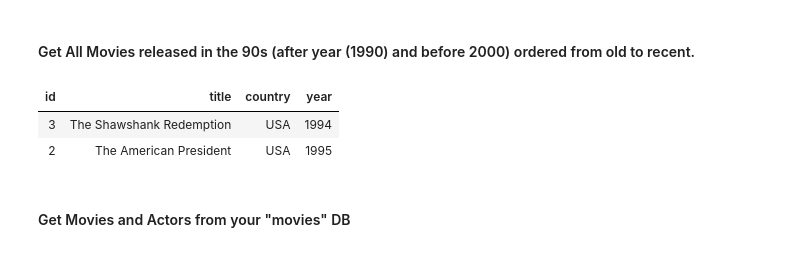
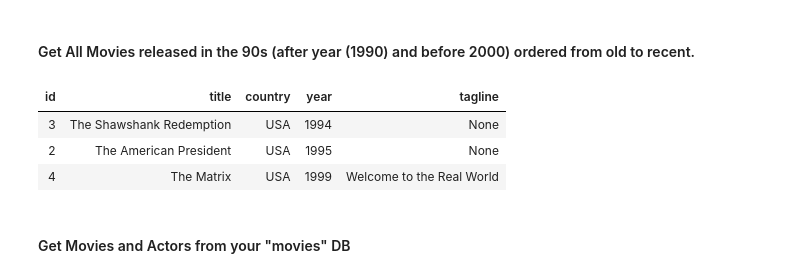
Before and after one commit to haicheviet/dataeng-course-1, a Jupyter notebook: homework_postgres/PostgreSQL-Students.ipynb, the cells around one changed output. Saved outputs shown, nothing was run; the diff lists cells and outputs as text; code cells hidden in the pictures.

```diff
--- a/homework_postgres/PostgreSQL-Students.ipynb
+++ b/homework_postgres/PostgreSQL-Students.ipynb
@@ -1040,11 +1047,12 @@ display(moviesOrdered.style.hide_index())
 # %% [markdown]
 #### Get All Movies released in the 90s (after year (1990) and before 2000) ordered from old to recent.
 # %%
-movies90 = pd.read_sql('''SELECT * FROM Movie WHERE year > 1990 AND year < 2000 ORDER BY year ASC  ''', con)
+movies90 = pd.read_sql('''SELECT * FROM Movie WHERE year BETWEEN 1990 AND  2000 ORDER BY year ASC  ''', con)
 display(movies90.style.hide_index())
 # %% [output]
-| id | title | country | year |
-| 3 | The Shawshank Redemption | USA | 1994 |
-| 2 | The American President | USA | 1995 |
+| id | title | country | year | tagline |
+| 3 | The Shawshank Redemption | USA | 1994 | None |
+| 2 | The American President | USA | 1995 | None |
+| 4 | The Matrix | USA | 1999 | Welcome to the Real World |
 # %% [markdown]
 #### Get Movies and Actors from your  "movies" DB
```
Also changed, not shown: parts of 11 cells of this notebook.
